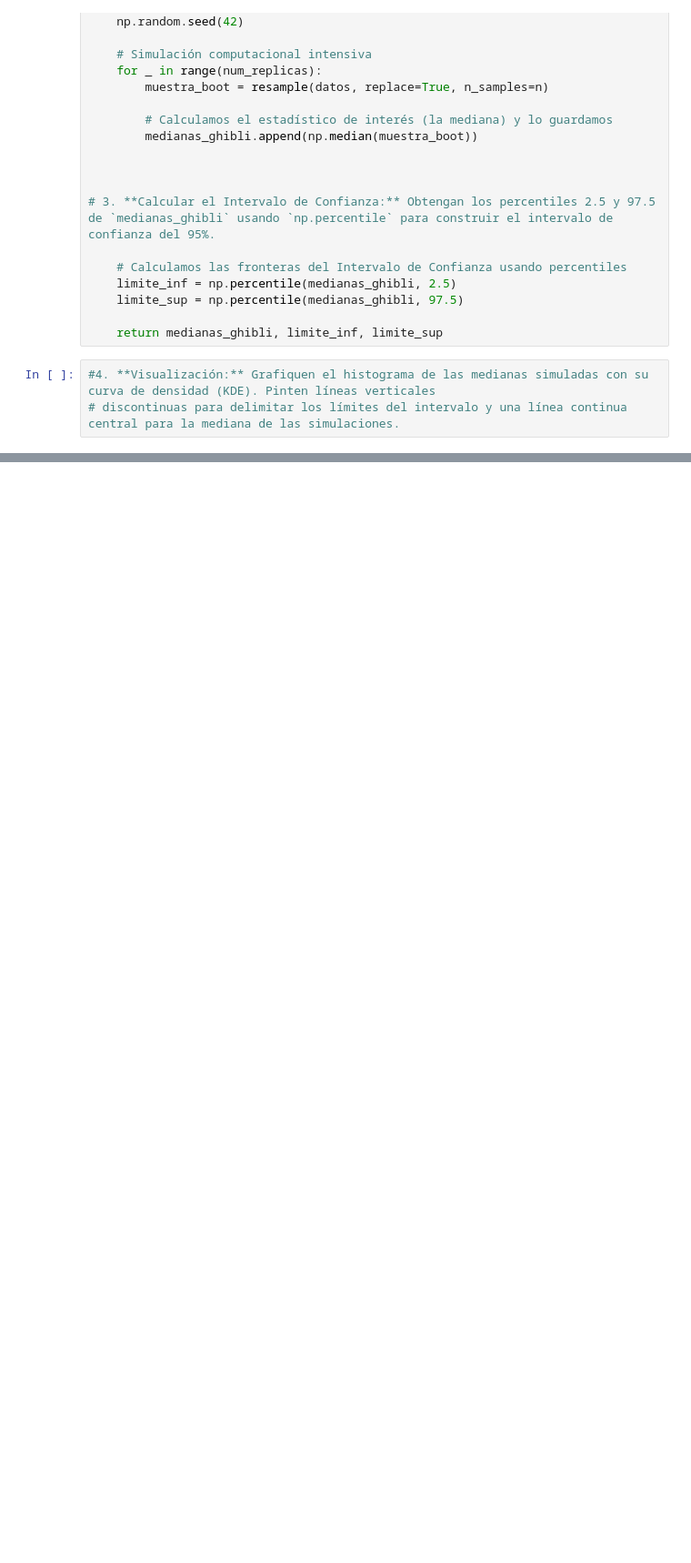
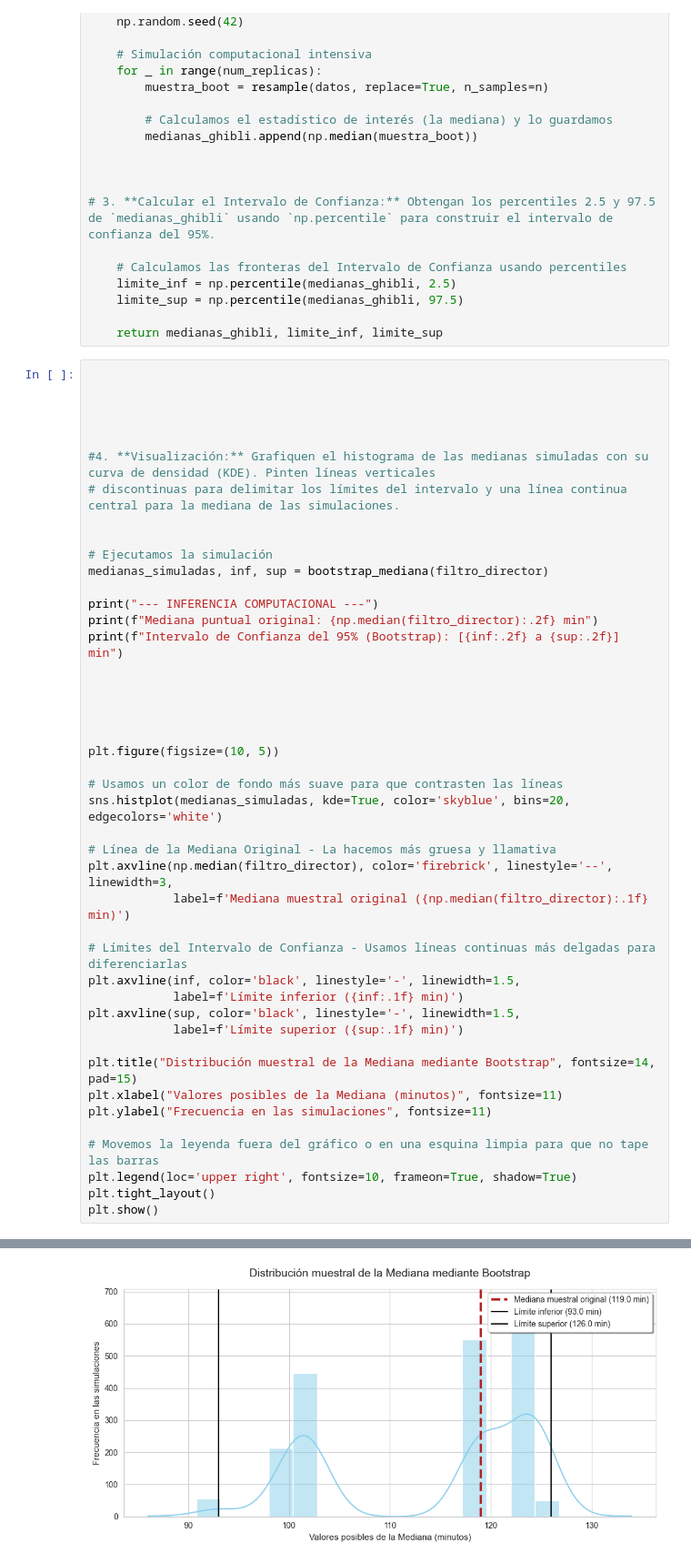
Before and after one commit to Mariel-Huerta-Esc/temas-selectos-bases-datos, a Jupyter notebook: actividad_clase19.ipynb, the cells around one changed output, grey strips where cells are left out. Shown at 91% size. Cells and saved outputs as stored; diff of their text form; blank space fills up the shorter version.

```diff
--- a/actividad_clase19.ipynb
+++ b/actividad_clase19.ipynb
@@ -69,5 +69,47 @@ def bootstrap_mediana(datos, num_replicas=2000, confianza=95):
 
     return medianas_ghibli, limite_inf, limite_sup
 # %%
+
+
+
+
+
 #4. **Visualización:** Grafiquen el histograma de las medianas simuladas con su curva de densidad (KDE). Pinten líneas verticales
 # discontinuas para delimitar los límites del intervalo y una línea continua central para la mediana de las simulaciones.
+
+
+# Ejecutamos la simulación
+medianas_simuladas, inf, sup = bootstrap_mediana(filtro_director)
+
+print("--- INFERENCIA COMPUTACIONAL ---")
+print(f"Mediana puntual original: {np.median(filtro_director):.2f} min")
+print(f"Intervalo de Confianza del 95% (Bootstrap): [{inf:.2f} a {sup:.2f}] min")
+
+
+
+
+
+plt.figure(figsize=(10, 5))
+
+# Usamos un color de fondo más suave para que contrasten las líneas
+sns.histplot(medianas_simuladas, kde=True, color='skyblue', bins=20, edgecolors='white')
+
+# Línea de la Mediana Original - La hacemos más gruesa y llamativa
+plt.axvline(np.median(filtro_director), color='firebrick', linestyle='--', linewidth=3,
+            label=f'Mediana muestral original ({np.median(filtro_director):.1f} min)')
+
+# Límites del Intervalo de Confianza - Usamos líneas continuas más delgadas para diferenciarlas
+plt.axvline(inf, color='black', linestyle='-', linewidth=1.5,
+            label=f'Límite inferior ({inf:.1f} min)')
+plt.axvline(sup, color='black', linestyle='-', linewidth=1.5,
+            label=f'Límite superior ({sup:.1f} min)')
+
+plt.title("Distribución muestral de la Mediana mediante Bootstrap", fontsize=14, pad=15)
+plt.xlabel("Valores posibles de la Mediana (minutos)", fontsize=11)
+plt.ylabel("Frecuencia en las simulaciones", fontsize=11)
+
+# Movemos la leyenda fuera del gráfico o en una esquina limpia para que no tape las barras
+plt.legend(loc='upper right', fontsize=10, frameon=True, shadow=True)
+plt.tight_layout()
+plt.show()
+# %% [output]
@@ -73,0 +119 @@ def bootstrap_mediana(datos, num_replicas=2000, confianza=95):
+[figure, added]
```
Also changed, not shown: parts of 1 cell of this notebook.
